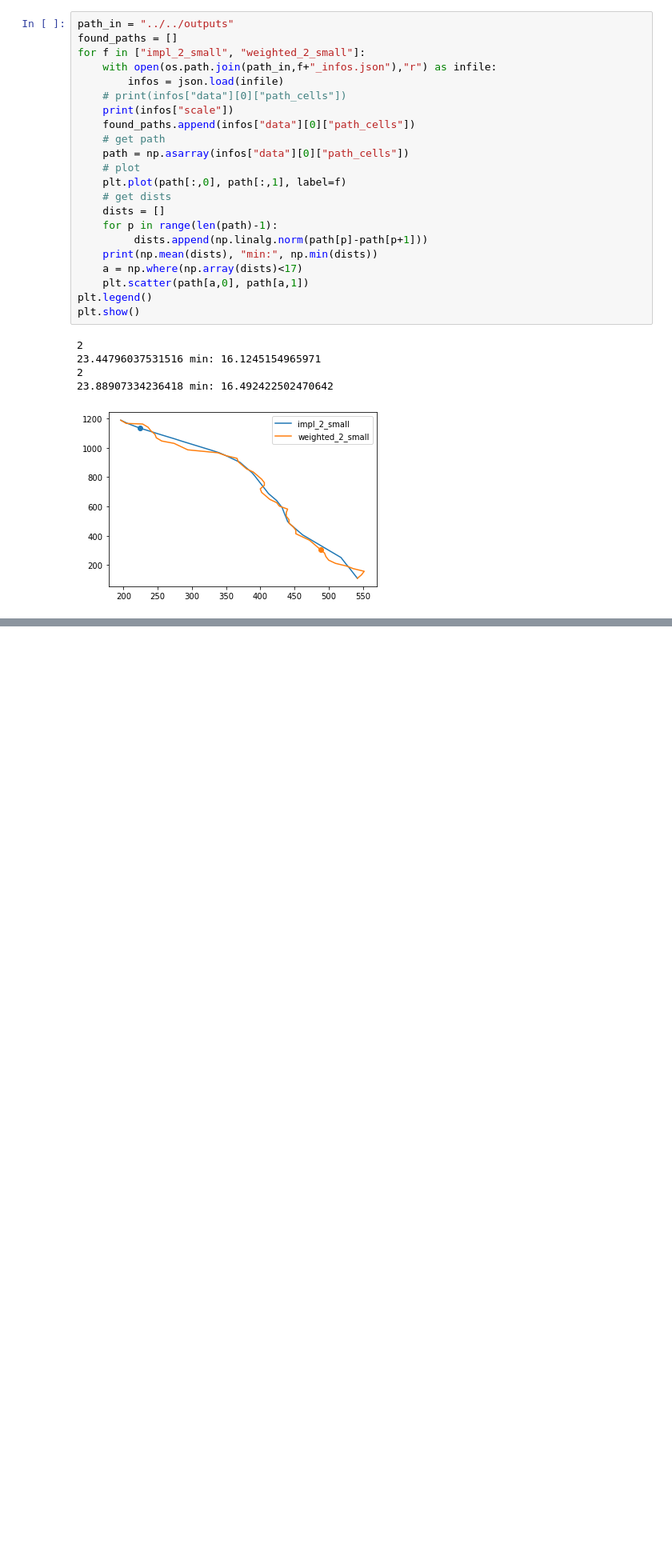
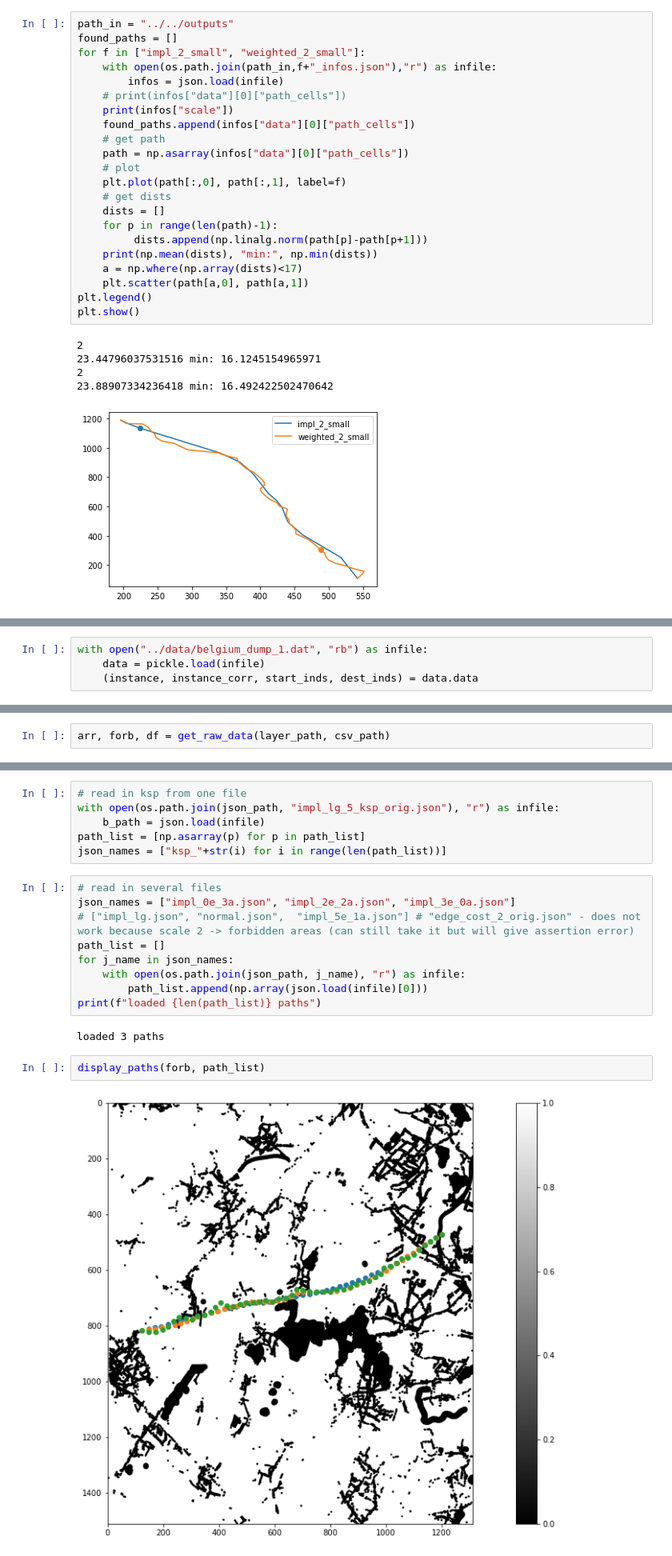
Before and after one commit to NinaWie/PowerPlanner, a Jupyter notebook: notebooks/evaluation.ipynb, the cells around one changed output, grey strips where cells are left out. Shown at 80% size. Cells and saved outputs as stored; diff of their text form; blank space fills up the shorter version.

Commit message:
evaluation of absolute costs, adapted reader

```diff
--- a/notebooks/evaluation.ipynb
+++ b/notebooks/evaluation.ipynb
@@ -421,0 +366,4 @@ angle((-4, 3), (2,4))
+# %%
+with open("../data/belgium_dump_1.dat", "rb") as infile:
+    data = pickle.load(infile)
+    (instance, instance_corr, start_inds, dest_inds) = data.data
@@ -421,0 +380,2 @@ angle((-4, 3), (2,4))
+# %%
+arr, forb, df = get_raw_data(layer_path, csv_path)
@@ -421,0 +399,21 @@ angle((-4, 3), (2,4))
+# %%
+# read in ksp from one file
+with open(os.path.join(json_path, "impl_lg_5_ksp_orig.json"), "r") as infile:
+    b_path = json.load(infile)
+path_list = [np.asarray(p) for p in path_list]
+json_names = ["ksp_"+str(i) for i in range(len(path_list))]
+# %%
+# read in several files
+json_names = ["impl_0e_3a.json", "impl_2e_2a.json", "impl_3e_0a.json"]
+# ["impl_lg.json", "normal.json",  "impl_5e_1a.json"] # "edge_cost_2_orig.json" - does not work because scale 2 -> forbidden areas (can still take it but will give assertion error)
+path_list = []
+for j_name in json_names:
+    with open(os.path.join(json_path, j_name), "r") as infile:
+        path_list.append(np.array(json.load(infile)[0]))
+print(f"loaded {len(path_list)} paths")
+# %% [output]
+loaded 3 paths
+# %%
+display_paths(forb, path_list)
+# %% [output]
+[figure, added]
```
Also changed, not shown: parts of 89 cells of this notebook, 1 other file.
